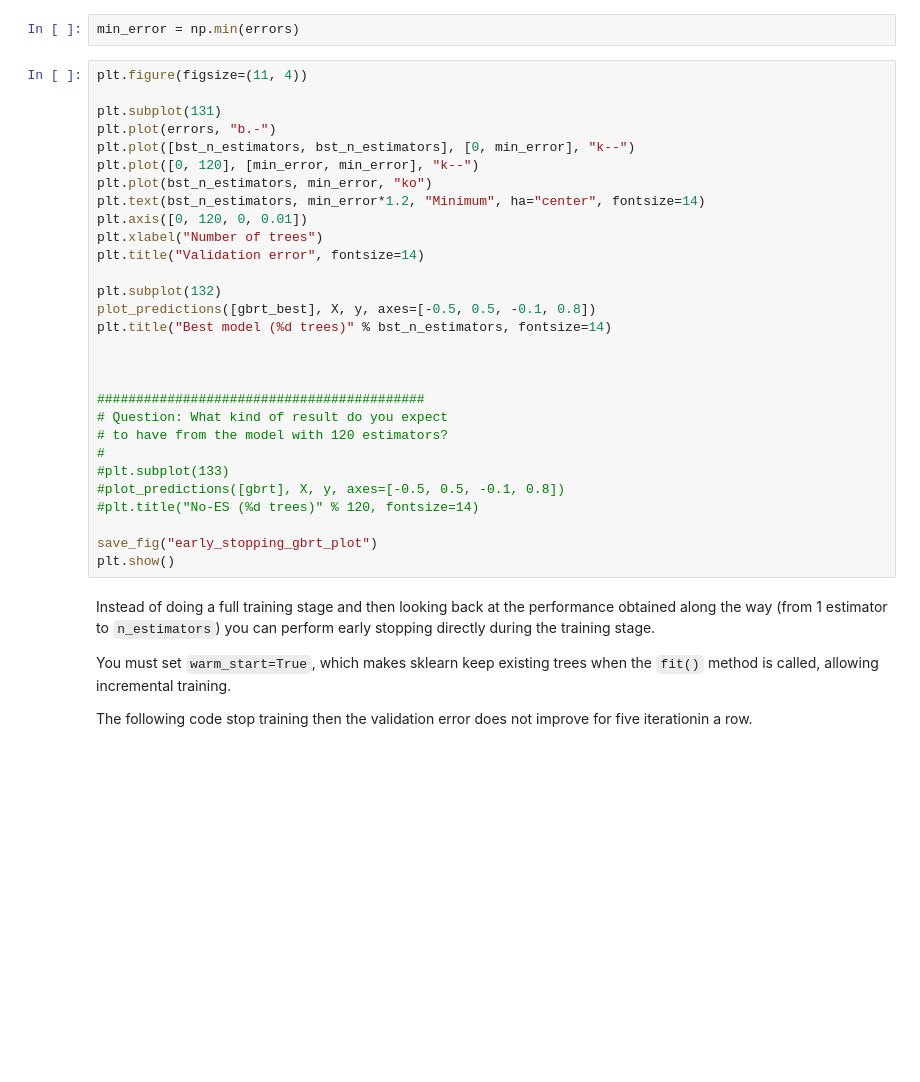
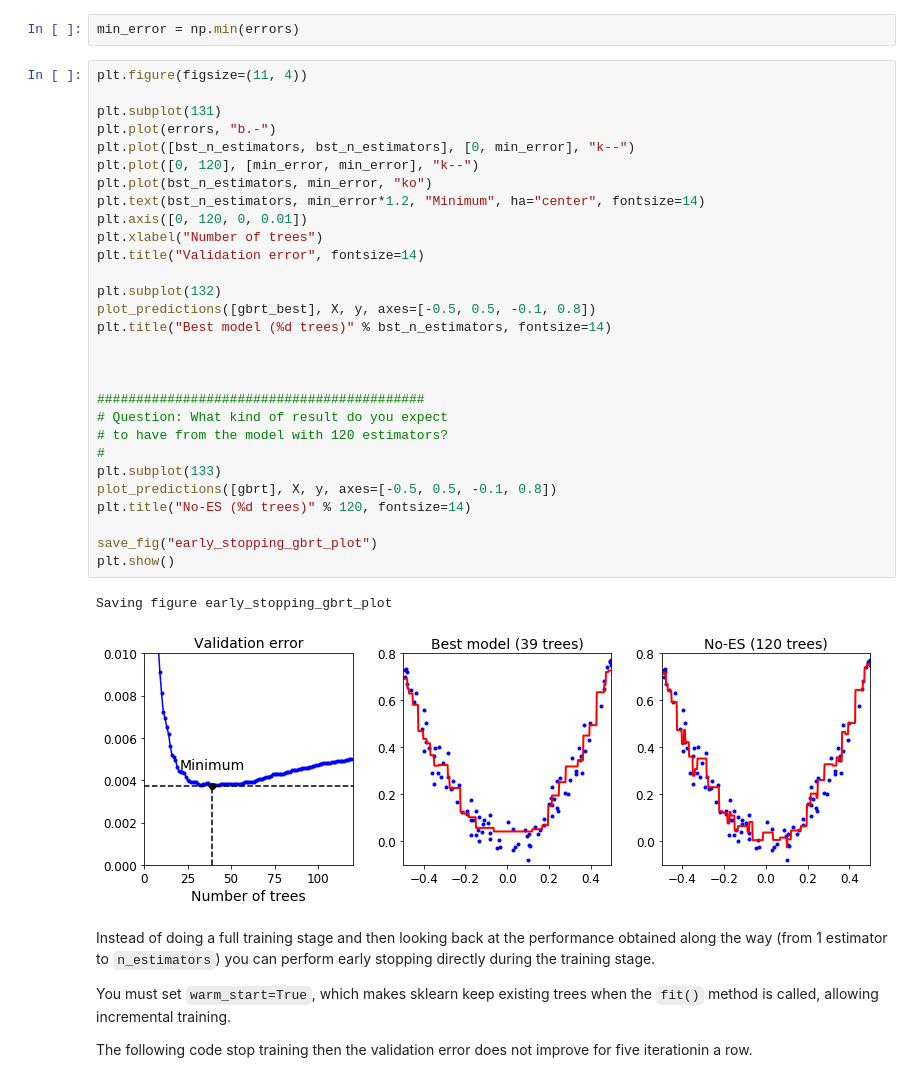
Before and after one commit to acalio/Data-Mining-Course, a Jupyter notebook: Lecture 7/Lecture 7a.ipynb, the cells around one changed output. Drawn from its saved outputs; the diff is of its cells as text; blank space fills up the shorter version.

```diff
--- a/Lecture 7/Lecture 7a.ipynb
+++ b/Lecture 7/Lecture 7a.ipynb
@@ -703,32 +831,35 @@ min_error = np.min(errors)
 # %%
 plt.figure(figsize=(11, 4))
 
 plt.subplot(131)
 plt.plot(errors, "b.-")
 plt.plot([bst_n_estimators, bst_n_estimators], [0, min_error], "k--")
 plt.plot([0, 120], [min_error, min_error], "k--")
 plt.plot(bst_n_estimators, min_error, "ko")
 plt.text(bst_n_estimators, min_error*1.2, "Minimum", ha="center", fontsize=14)
 plt.axis([0, 120, 0, 0.01])
 plt.xlabel("Number of trees")
 plt.title("Validation error", fontsize=14)
 
 plt.subplot(132)
 plot_predictions([gbrt_best], X, y, axes=[-0.5, 0.5, -0.1, 0.8])
 plt.title("Best model (%d trees)" % bst_n_estimators, fontsize=14)
 
 
 
 ##########################################
 # Question: What kind of result do you expect
 # to have from the model with 120 estimators?
 #
-#plt.subplot(133)
-#plot_predictions([gbrt], X, y, axes=[-0.5, 0.5, -0.1, 0.8])
-#plt.title("No-ES (%d trees)" % 120, fontsize=14)
+plt.subplot(133)
+plot_predictions([gbrt], X, y, axes=[-0.5, 0.5, -0.1, 0.8])
+plt.title("No-ES (%d trees)" % 120, fontsize=14)
 
 save_fig("early_stopping_gbrt_plot")
 plt.show()
+# %% [output]
+Saving figure early_stopping_gbrt_plot
+[figure, added]
 # %% [markdown]
 Instead of doing a full training stage and then looking back at the performance obtained along the way (from 1 estimator to ``n_estimators``)
 you can perform early stopping directly during the training stage.
```
Also changed, not shown: parts of 32 cells of this notebook, 19 other files.
